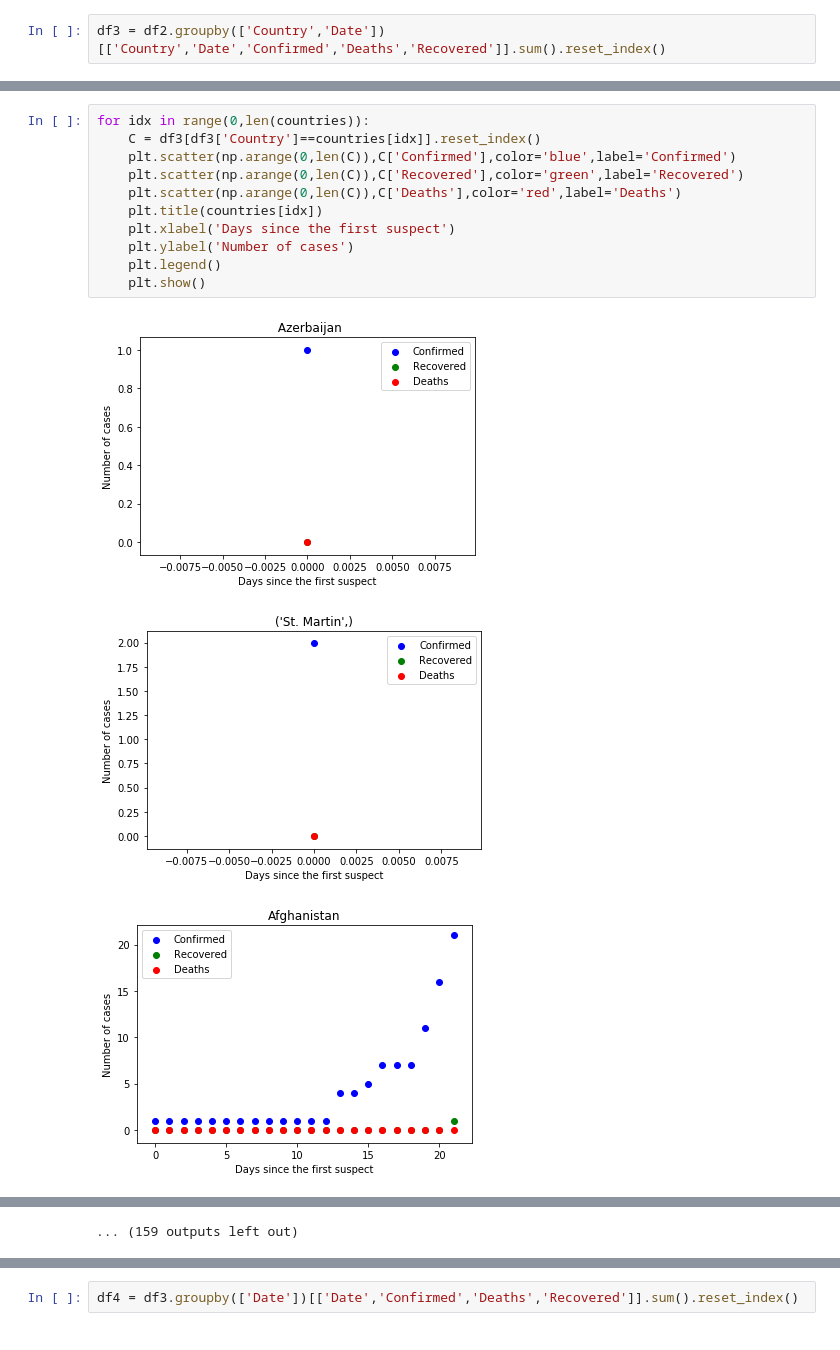
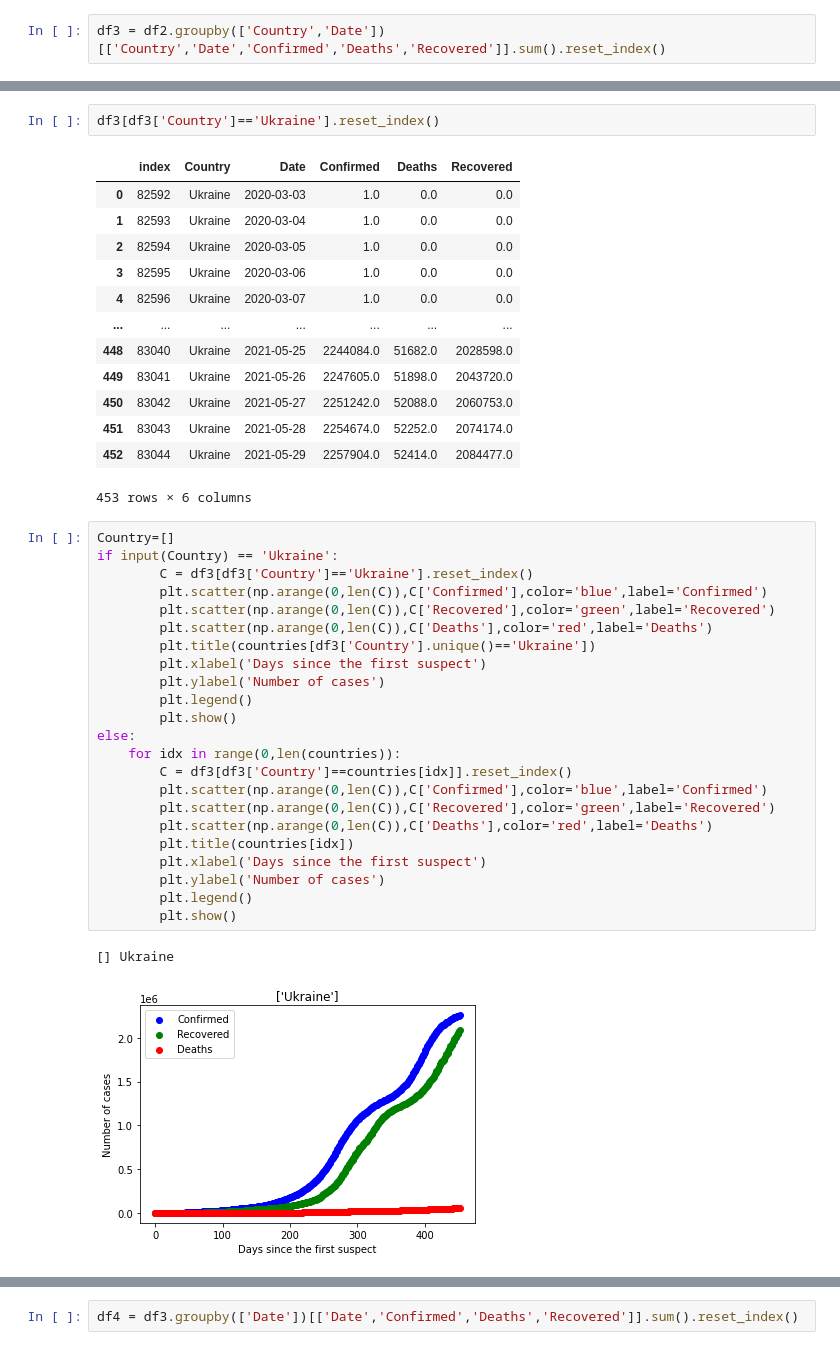
Before and after one commit to olgaklischuk/python-cource, a Jupyter notebook: freeCodeCamp_Python_for_Data_Science/covid-19_trendAnalysis_2.ipynb, the cells around one changed output, grey strips where cells are left out. Drawn from its saved outputs; the diff is of its cells as text.

```diff
--- a/freeCodeCamp_Python_for_Data_Science/covid-19_trendAnalysis_2.ipynb
+++ b/freeCodeCamp_Python_for_Data_Science/covid-19_trendAnalysis_2.ipynb
@@ -63,15 +108,42 @@ len(countries)
+# %%
+df3[df3['Country']=='Ukraine'].reset_index()
+# %% [output]
+|  | index | Country | Date | Confirmed | Deaths | Recovered |
+| 0 | 82592 | Ukraine | 2020-03-03 | 1.0 | 0.0 | 0.0 |
+| 1 | 82593 | Ukraine | 2020-03-04 | 1.0 | 0.0 | 0.0 |
+| 2 | 82594 | Ukraine | 2020-03-05 | 1.0 | 0.0 | 0.0 |
+| 3 | 82595 | Ukraine | 2020-03-06 | 1.0 | 0.0 | 0.0 |
+| 4 | 82596 | Ukraine | 2020-03-07 | 1.0 | 0.0 | 0.0 |
+| ... | ... | ... | ... | ... | ... | ... |
+| 448 | 83040 | Ukraine | 2021-05-25 | 2244084.0 | 51682.0 | 2028598.0 |
+| 449 | 83041 | Ukraine | 2021-05-26 | 2247605.0 | 51898.0 | 2043720.0 |
+| 450 | 83042 | Ukraine | 2021-05-27 | 2251242.0 | 52088.0 | 2060753.0 |
+| 451 | 83043 | Ukraine | 2021-05-28 | 2254674.0 | 52252.0 | 2074174.0 |
+| 452 | 83044 | Ukraine | 2021-05-29 | 2257904.0 | 52414.0 | 2084477.0 |
+453 rows × 6 columns
 # %%
-for idx in range(0,len(countries)):
-    C = df3[df3['Country']==countries[idx]].reset_index()
-    plt.scatter(np.arange(0,len(C)),C['Confirmed'],color='blue',label='Confirmed')
-    plt.scatter(np.arange(0,len(C)),C['Recovered'],color='green',label='Recovered')
-    plt.scatter(np.arange(0,len(C)),C['Deaths'],color='red',label='Deaths')
-    plt.title(countries[idx])
-    plt.xlabel('Days since the first suspect')
-    plt.ylabel('Number of cases')
-    plt.legend()
-    plt.show()
+Country=[]
+if input(Country) == 'Ukraine':
+        C = df3[df3['Country']=='Ukraine'].reset_index()
+        plt.scatter(np.arange(0,len(C)),C['Confirmed'],color='blue',label='Confirmed')
+        plt.scatter(np.arange(0,len(C)),C['Recovered'],color='green',label='Recovered')
+        plt.scatter(np.arange(0,len(C)),C['Deaths'],color='red',label='Deaths')
+        plt.title(countries[df3['Country'].unique()=='Ukraine'])
+        plt.xlabel('Days since the first suspect')
+        plt.ylabel('Number of cases')
+        plt.legend()
+        plt.show()
+else:
+    for idx in range(0,len(countries)):
+        C = df3[df3['Country']==countries[idx]].reset_index()
+        plt.scatter(np.arange(0,len(C)),C['Confirmed'],color='blue',label='Confirmed')
+        plt.scatter(np.arange(0,len(C)),C['Recovered'],color='green',label='Recovered')
+        plt.scatter(np.arange(0,len(C)),C['Deaths'],color='red',label='Deaths')
+        plt.title(countries[idx])
+        plt.xlabel('Days since the first suspect')
+        plt.ylabel('Number of cases')
+        plt.legend()
+        plt.show()
 # %% [output]
+[] Ukraine
-[figure, old version]
+[figure, new version]
-[figure, removed]
-[figure, removed]
@@ -87 +149,0 @@ for idx in range(0,len(countries)):
-... (159 outputs left out)
```
Also changed, not shown: parts of 9 cells of this notebook.
